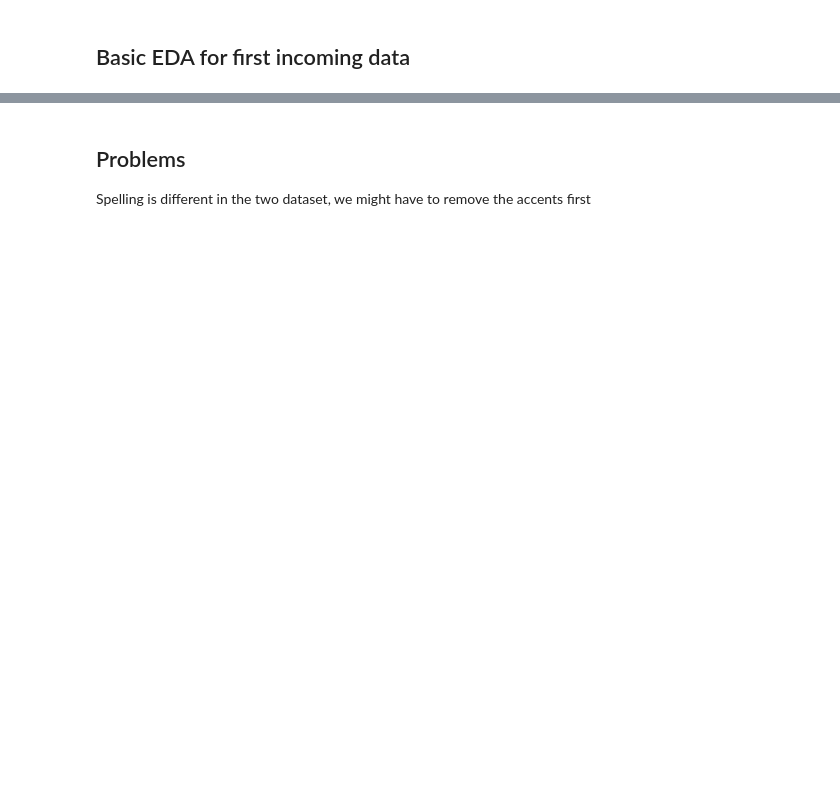
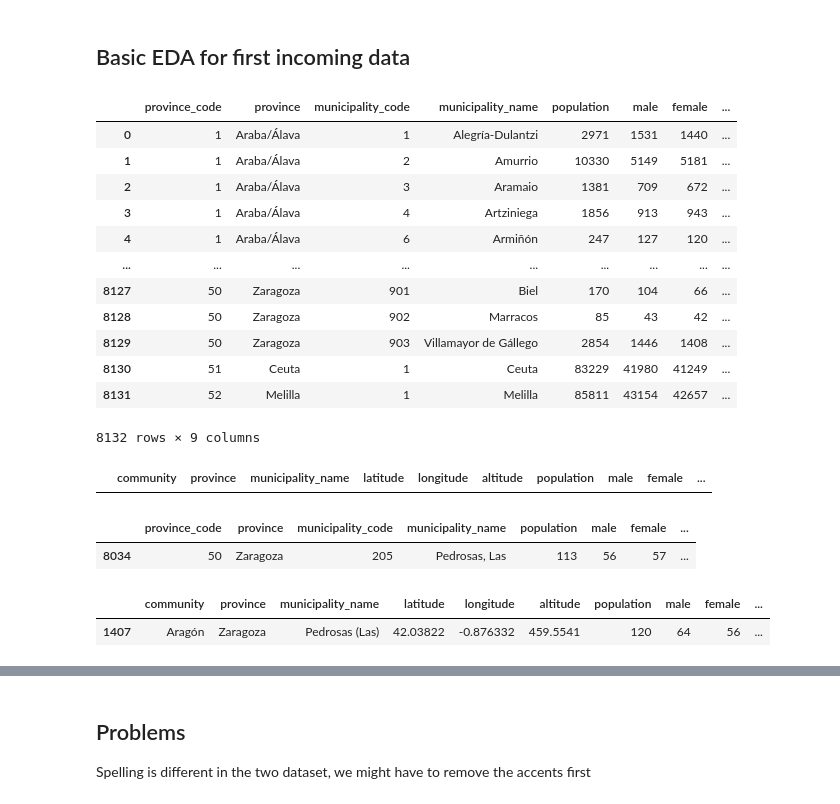
Before and after one commit to marimoysan/ml-pueblos, a Jupyter notebook: notebooks/eda.ipynb, the cells around one changed output, grey strips where cells are left out. Cells and saved outputs as stored; diff of their text form; code cells hidden in the pictures; blank space fills up the shorter version.

Commit message:
removed accents and merged dataframes (#15)

```diff
--- a/notebooks/eda.ipynb
+++ b/notebooks/eda.ipynb
@@ -30,2 +34,26 @@ df_communities[df_communities['municipality_name'] == "Galapagar"]
+# %%
+cleaner = AccentsCleaner([df_communities, df_coordinates], ['municipality_name', 'province'])
+cleaner.clean()
+
+df_coordinates[df_coordinates['municipality_name_clean'] == 'valencia']
+df_coordinates[df_coordinates['municipality_name_clean'].duplicated()]
+df_coordinates
+df_communities
+# %% [output]
+|  | province_code | province | municipality_code | municipality_name | population | male | female | ... |
+| 0 | 1 | Araba/Álava | 1 | Alegría-Dulantzi | 2971 | 1531 | 1440 | ... |
+| 1 | 1 | Araba/Álava | 2 | Amurrio | 10330 | 5149 | 5181 | ... |
+| 2 | 1 | Araba/Álava | 3 | Aramaio | 1381 | 709 | 672 | ... |
+| 3 | 1 | Araba/Álava | 4 | Artziniega | 1856 | 913 | 943 | ... |
+| 4 | 1 | Araba/Álava | 6 | Armiñón | 247 | 127 | 120 | ... |
+| ... | ... | ... | ... | ... | ... | ... | ... | ... |
+| 8127 | 50 | Zaragoza | 901 | Biel | 170 | 104 | 66 | ... |
+| 8128 | 50 | Zaragoza | 902 | Marracos | 85 | 43 | 42 | ... |
+| 8129 | 50 | Zaragoza | 903 | Villamayor de Gállego | 2854 | 1446 | 1408 | ... |
+| 8130 | 51 | Ceuta | 1 | Ceuta | 83229 | 41980 | 41249 | ... |
+| 8131 | 52 | Melilla | 1 | Melilla | 85811 | 43154 | 42657 | ... |
+8132 rows × 9 columns
 # %%
-df_coordinates[df_coordinates['municipality_name'] == "Galapagar"]
+df_coordinates[df_coordinates['province_clean'] == 'araba']
+# %% [output]
+|  | community | province | municipality_name | latitude | longitude | altitude | population | male | female | ... |
@@ -35,0 +60,13 @@ df = pd.merge(df_communities, df_coordinates[["latitude", "longitude", "altitude
+# %%
+df_communities
+df_communities[df_communities['municipality_name_clean'] == "pedrosas, las"]
+# %% [output]
+|  | province_code | province | municipality_code | municipality_name | population | male | female | ... |
+| 8034 | 50 | Zaragoza | 205 | Pedrosas, Las | 113 | 56 | 57 | ... |
+# %%
+df_coordinates[df_coordinates['municipality_name'] == "Amurrio"]
+df_coordinates[df_coordinates['municipality_name_clean'] == "pedrosas"]
+df_coordinates[df_coordinates['municipality_name'].str.contains(r'pedrosas', case=False, na=False)]
+# %% [output]
+|  | community | province | municipality_name | latitude | longitude | altitude | population | male | female | ... |
+| 1407 | Aragón | Zaragoza | Pedrosas (Las) | 42.03822 | -0.876332 | 459.5541 | 120 | 64 | 56 | ... |
```
Also changed, not shown: parts of 10 cells of this notebook, 3 other files.
